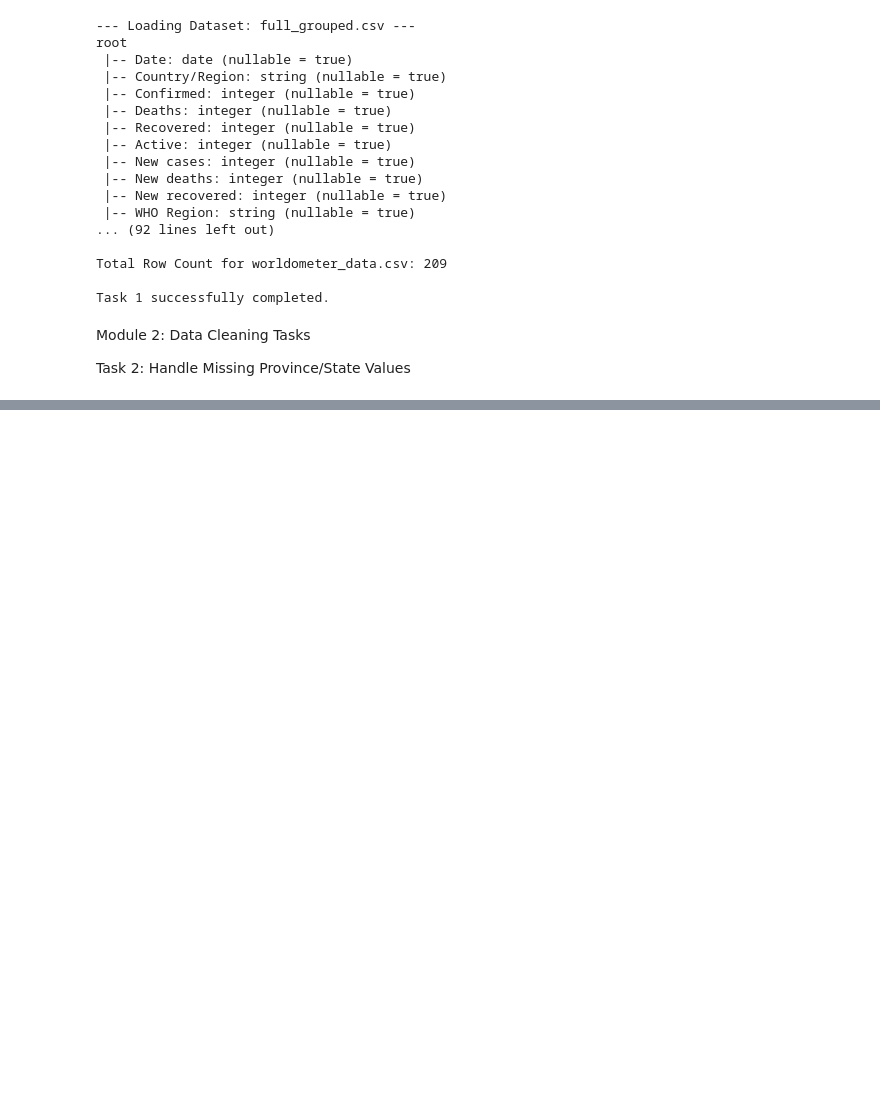
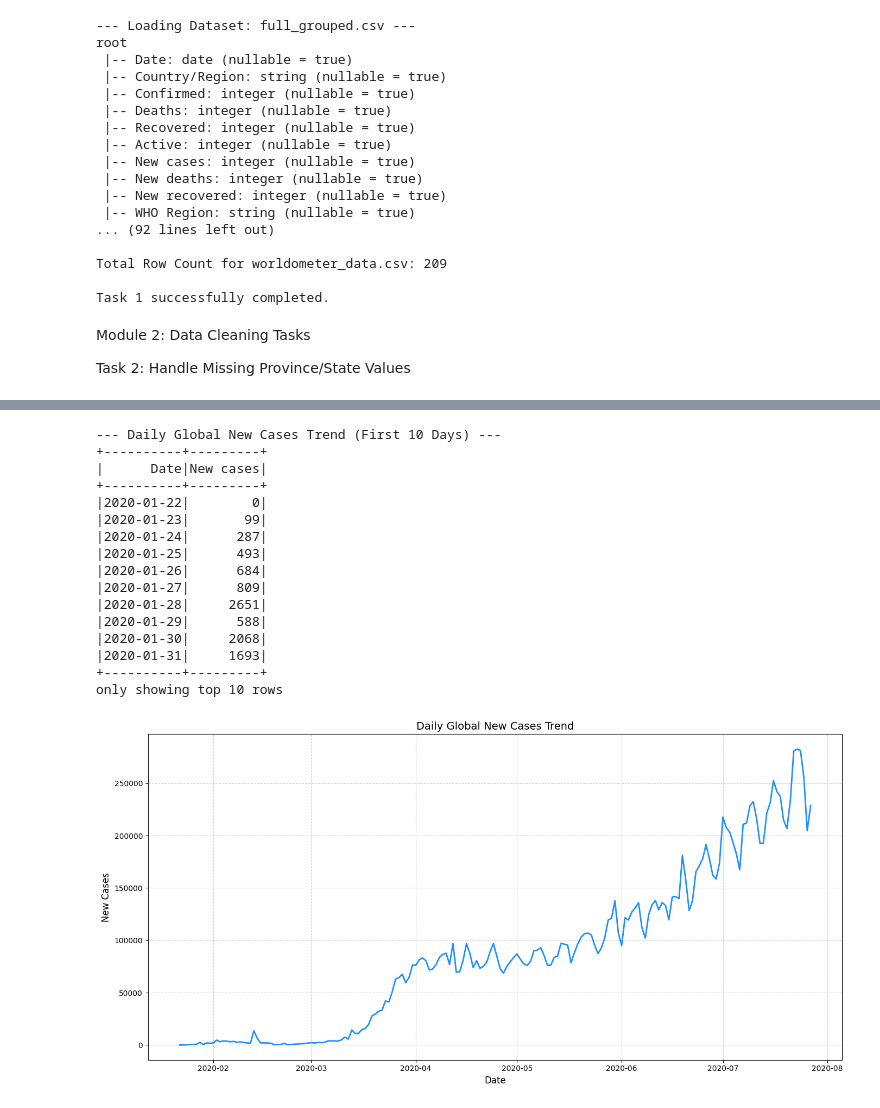
Before and after one commit to DP870/PySpark_Covid_Data_Analysis, a Jupyter notebook: spark.ipynb, the cells around one changed output, grey strips where cells are left out. Cells and saved outputs as stored; diff of their text form; code cells hidden in the pictures; blank space fills up the shorter version.

```diff
--- a/spark.ipynb
+++ b/spark.ipynb
@@ -148,0 +463,49 @@ Remaining Nulls in Province/State: 0
+# %%
+from pyspark.sql.functions import col
+import matplotlib.pyplot as plt
+
+# 1. Load the day-wise dataset
+df_day_wise = spark.read.csv("day_wise.csv", header=True, inferSchema=True)
+
+# 2. Select the required columns and sort by date for a proper time-series trend
+# Concept: select() and orderBy()
+df_trend = df_day_wise.select("Date", "New cases") \
+    .orderBy("Date")
+
+# 3. Output the daily trend (Sample)
+print("--- Daily Global New Cases Trend (First 10 Days) ---")
+df_trend.show(10)
+
+# 4. Visualization: Line Chart
+# Convert to Pandas for plotting time-series data
+pandas_trend_df = df_trend.toPandas()
+
+plt.figure(figsize=(14, 7))
+plt.plot(pandas_trend_df["Date"], pandas_trend_df["New cases"], color='dodgerblue', linewidth=2)
+
+plt.title('Daily Global New Cases Trend', fontsize=14)
+plt.xlabel('Date', fontsize=12)
+plt.ylabel('New Cases', fontsize=12)
+plt.grid(True, linestyle='--', alpha=0.6)
+plt.tight_layout()
+
+# Save or display the plot
+plt.show()
+# %% [output]
+--- Daily Global New Cases Trend (First 10 Days) ---
++----------+---------+
+|      Date|New cases|
++----------+---------+
+|2020-01-22|        0|
+|2020-01-23|       99|
+|2020-01-24|      287|
+|2020-01-25|      493|
+|2020-01-26|      684|
+|2020-01-27|      809|
+|2020-01-28|     2651|
+|2020-01-29|      588|
+|2020-01-30|     2068|
+|2020-01-31|     1693|
++----------+---------+
+only showing top 10 rows
+[figure, added]
```
Also changed, not shown: parts of 43 cells of this notebook.
